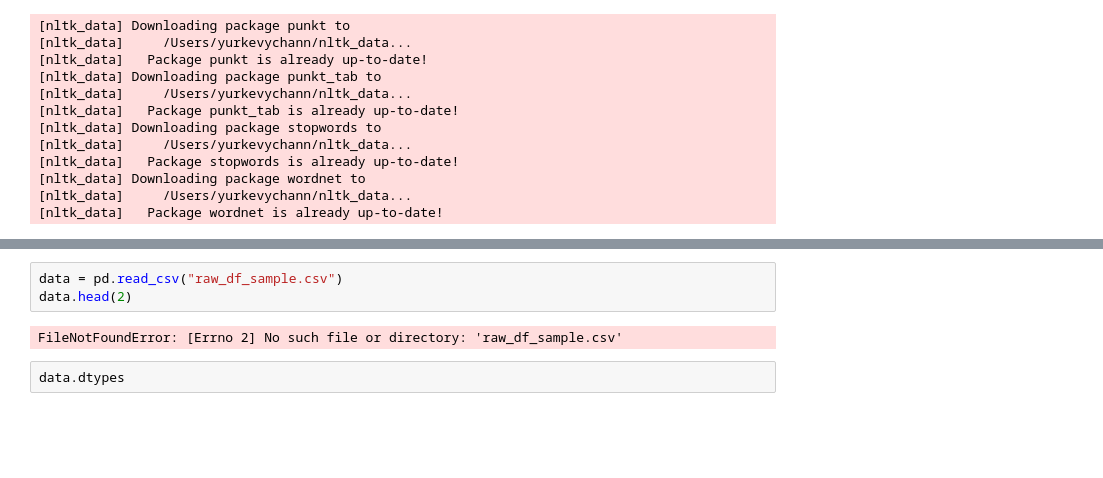
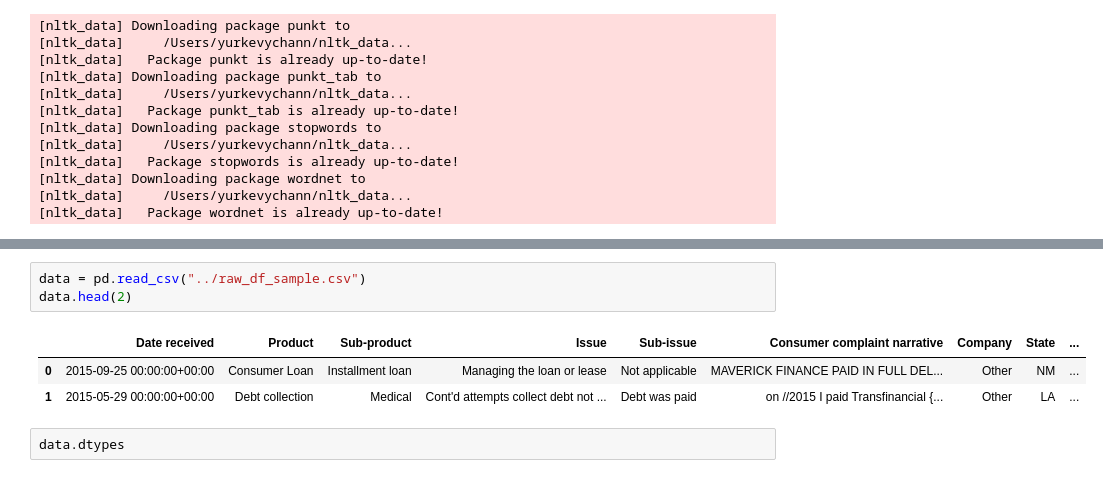
Before and after one commit to ann-yurkevych/finance-complaints-classification, a Jupyter notebook: notebooks/EDA.ipynb, the cells around one changed output, grey strips where cells are left out. Drawn from its saved outputs; the diff is of its cells as text; blank space fills up the shorter version.

```diff
--- a/notebooks/EDA.ipynb
+++ b/notebooks/EDA.ipynb
@@ -48,8 +64,10 @@ from features.preprocessing import (
 # %%
-data = pd.read_csv("raw_df_sample.csv")
+data = pd.read_csv("../raw_df_sample.csv")
 data.head(2)
 # %% [output]
-FileNotFoundError: [Errno 2] No such file or directory: 'raw_df_sample.csv'
+|  | Date received | Product | Sub-product | Issue | Sub-issue | Consumer complaint narrative | Company | State | ... |
+| 0 | 2015-09-25 00:00:00+00:00 | Consumer Loan | Installment loan | Managing the loan or lease | Not applicable | MAVERICK FINANCE PAID IN FULL DEL... | Other | NM | ... |
+| 1 | 2015-05-29 00:00:00+00:00 | Debt collection | Medical | Cont'd attempts collect debt not ... | Debt was paid | on //2015 I paid Transfinancial {... | Other | LA | ... |
 # %%
 data.dtypes
 # %% [markdown]
```
Also changed, not shown: parts of 3 cells of this notebook, 3 other files.
